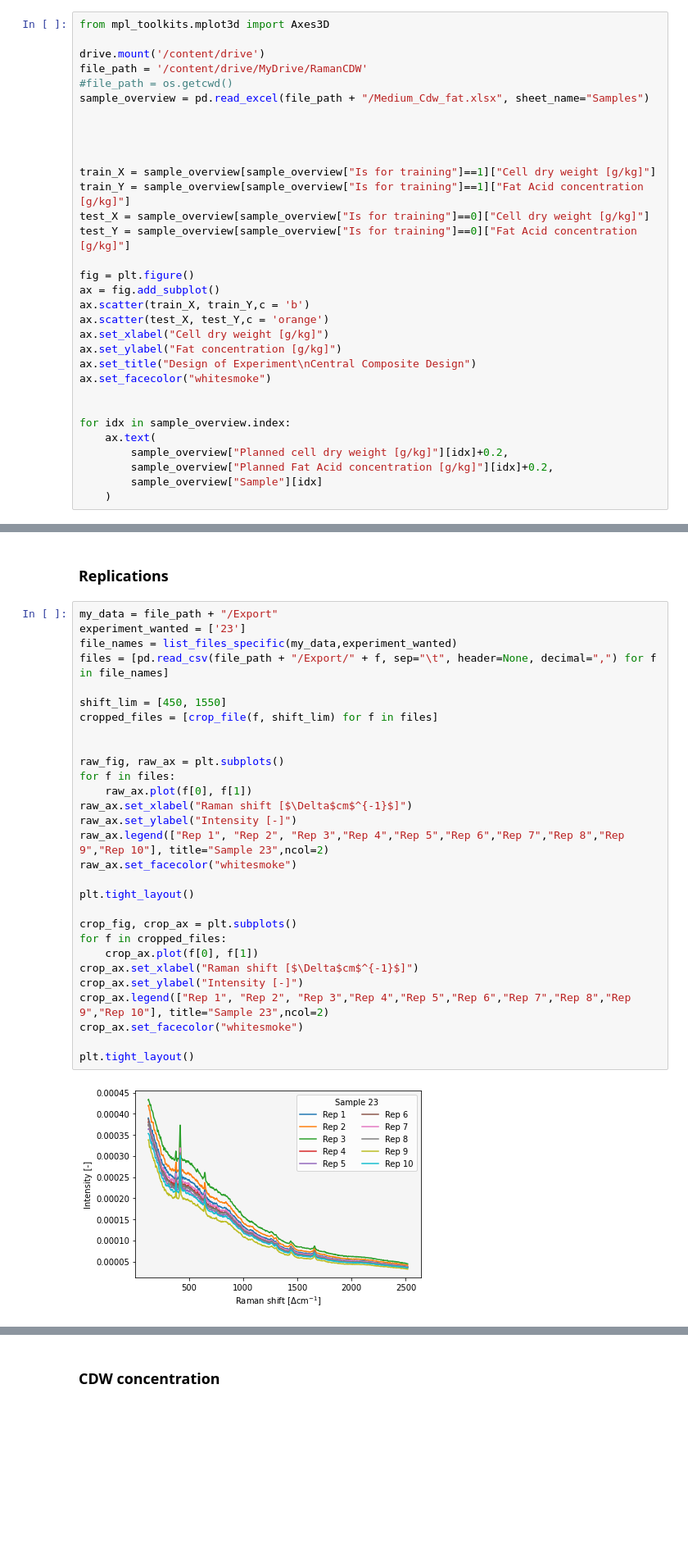
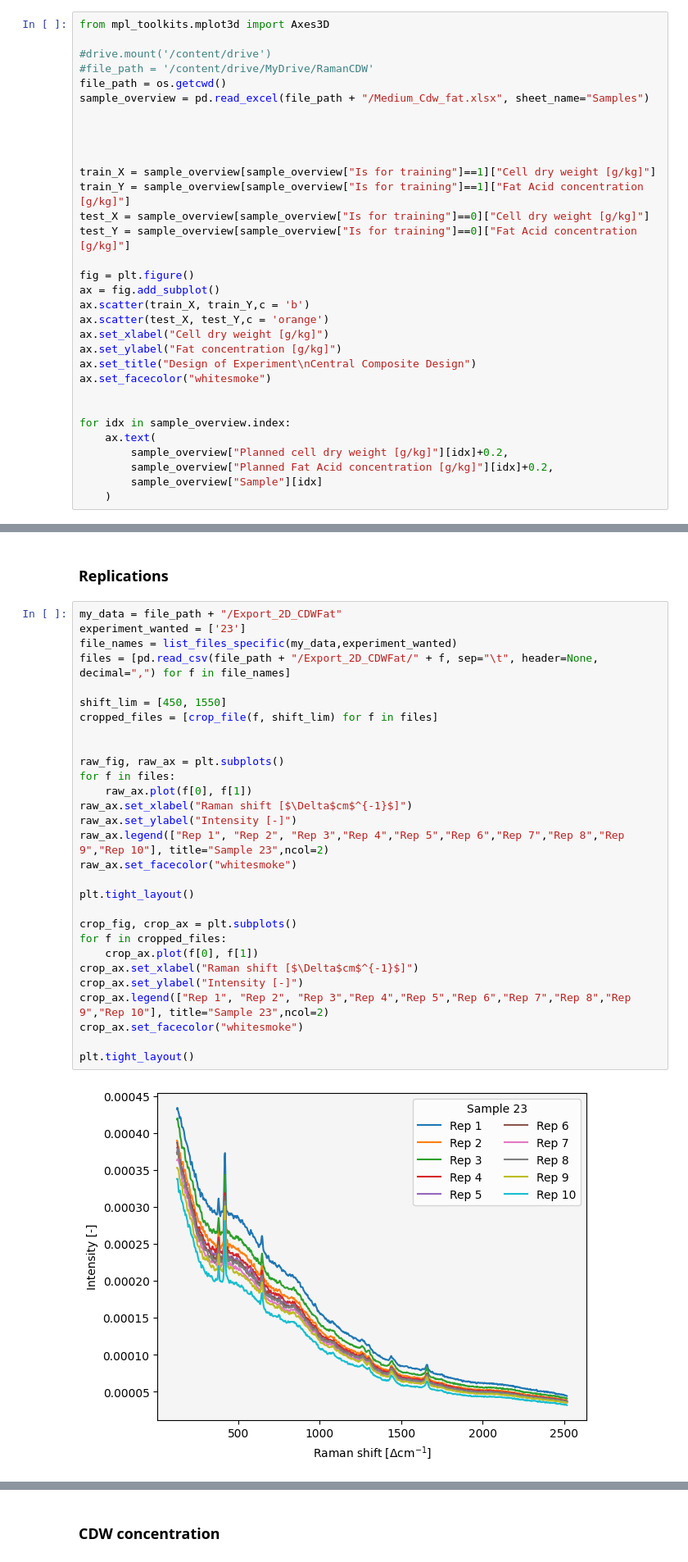
Before and after one commit to TomyjBerg/raman_quant_pipeline, a Jupyter notebook: CDWFatYAL.ipynb, the cells around one changed output, grey strips where cells are left out. Shown at 82% size. Cells and saved outputs as stored; diff of their text form; blank space fills up the shorter version.

```diff
--- a/CDWFatYAL.ipynb
+++ b/CDWFatYAL.ipynb
@@ -547,9 +540,9 @@ def snv_col(input_datas):
 # %%
 from mpl_toolkits.mplot3d import Axes3D
 
-drive.mount('/content/drive')
-file_path = '/content/drive/MyDrive/RamanCDW'
-#file_path = os.getcwd()
+#drive.mount('/content/drive')
+#file_path = '/content/drive/MyDrive/RamanCDW'
+file_path = os.getcwd()
 sample_overview = pd.read_excel(file_path + "/Medium_Cdw_fat.xlsx", sheet_name="Samples")
 
 
@@ -589,33 +581,33 @@ WARNING:matplotlib.text:posx and posy should be finite values
 # %% [markdown]
 ### Replications
 # %%
-my_data = file_path + "/Export"
+my_data = file_path + "/Export_2D_CDWFat"
 experiment_wanted = ['23']
 file_names = list_files_specific(my_data,experiment_wanted)
-files = [pd.read_csv(file_path + "/Export/" + f, sep="\t", header=None, decimal=",") for f in file_names]
+files = [pd.read_csv(file_path + "/Export_2D_CDWFat/" + f, sep="\t", header=None, decimal=",") for f in file_names]
 
 shift_lim = [450, 1550]
 cropped_files = [crop_file(f, shift_lim) for f in files]
 
 
 raw_fig, raw_ax = plt.subplots()
 for f in files:
     raw_ax.plot(f[0], f[1])
 raw_ax.set_xlabel("Raman shift [$\Delta$cm$^{-1}$]")
 raw_ax.set_ylabel("Intensity [-]")
 raw_ax.legend(["Rep 1", "Rep 2", "Rep 3","Rep 4","Rep 5","Rep 6","Rep 7","Rep 8","Rep 9","Rep 10"], title="Sample 23",ncol=2)
 raw_ax.set_facecolor("whitesmoke")
 
 plt.tight_layout()
 
 crop_fig, crop_ax = plt.subplots()
 for f in cropped_files:
     crop_ax.plot(f[0], f[1])
 crop_ax.set_xlabel("Raman shift [$\Delta$cm$^{-1}$]")
 crop_ax.set_ylabel("Intensity [-]")
 crop_ax.legend(["Rep 1", "Rep 2", "Rep 3","Rep 4","Rep 5","Rep 6","Rep 7","Rep 8","Rep 9","Rep 10"], title="Sample 23",ncol=2)
 crop_ax.set_facecolor("whitesmoke")
 
 plt.tight_layout()
 # %% [output]
-[figure, old version]
+[figure, new version]
```
Also changed, not shown: parts of 49 cells of this notebook, 3 other files.
